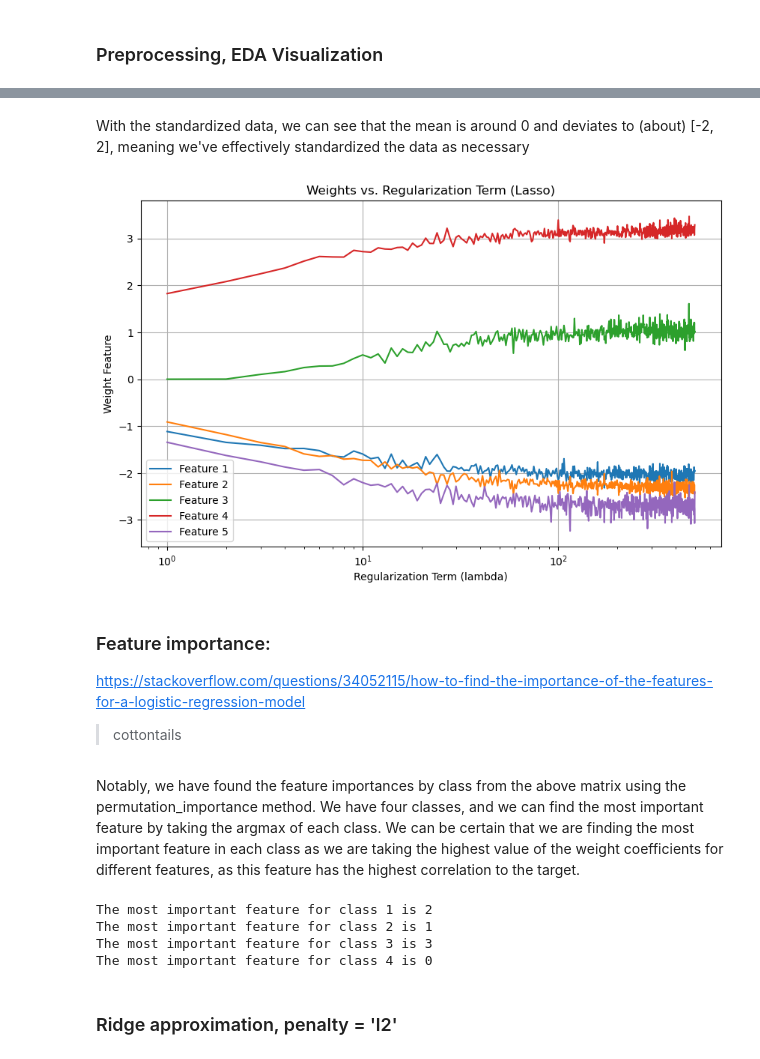
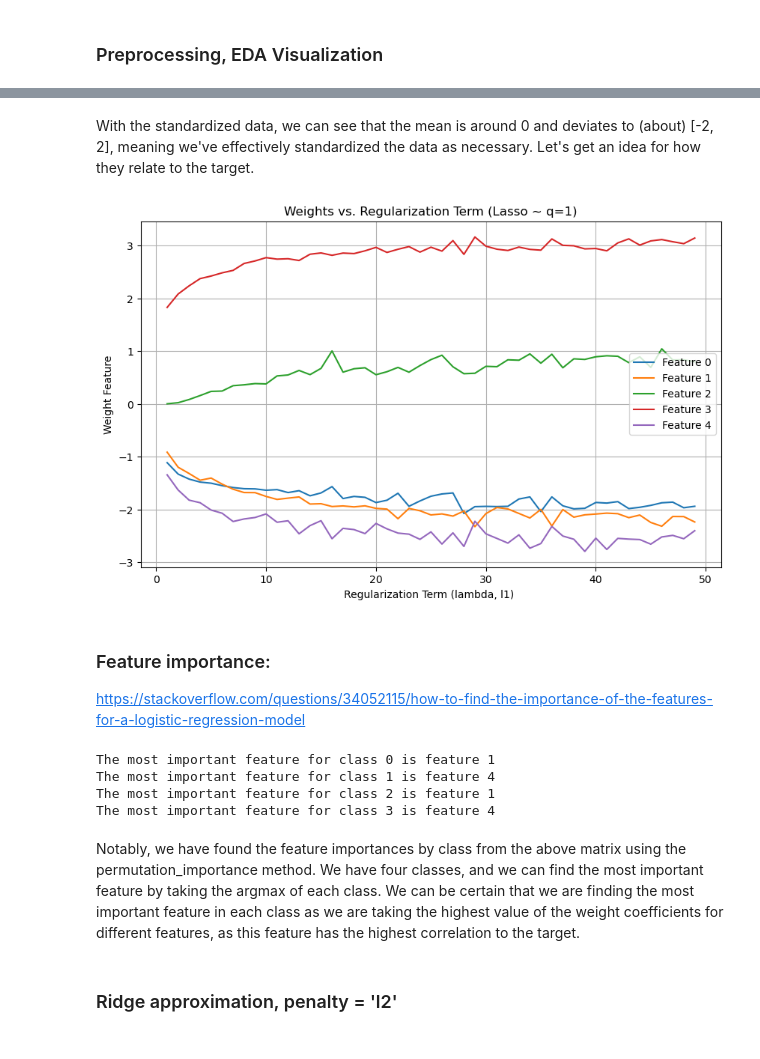
Before and after one commit to matthewpkearney/cs559_hw4, a Jupyter notebook: HW4_MattKearney.ipynb, the cells around one changed output, grey strips where cells are left out. Cells and saved outputs as stored; diff of their text form; code cells hidden in the pictures.

```diff
--- a/HW4_MattKearney.ipynb
+++ b/HW4_MattKearney.ipynb
@@ -34,41 +56,42 @@ plt.show()
 # %% [markdown]
-With the standardized data, we can see that the mean is around 0 and deviates to (about) [-2, 2], meaning we've effectively standardized the data as necessary
+With the standardized data, we can see that the mean is around 0 and deviates to (about) [-2, 2], meaning we've effectively standardized the data as necessary. Let's get an idea for how they relate to the target.
 # %%
 from sklearn.linear_model import LogisticRegression
 
 ##comment out
 import warnings
 warnings.filterwarnings('ignore')
 
-lambdas=500
-C_vals = range(1,lambdas)
+lambdas_l1=50
+# lambda >> because orange and blue cross on multiple occasions, we are interested in how it converges
+# lambda neutralizes at l1 = 100
+C_vals = range(1,lambdas_l1)
 
 W = []
 
 for c in C_vals:
     clf = LogisticRegression(penalty='l1', solver='saga', C=c)
     clf.fit(X_s, y)
     w, w0 = clf.coef_, clf.intercept_
     W.append(w[0])
 
 W = np.array(W)
 
 plt.figure(figsize=(10, 6))
 
 for i in range(W.shape[1]):
     # plt.subplot(2, 3, i+1)
-    plt.plot(C_vals, W[:, i], label=f'Feature {i+1}')
+    plt.plot(C_vals, W[:, i], label=f'Feature {i}')
 
-plt.xlabel('Regularization Term (lambda)')
+plt.xlabel('Regularization Term (lambda, l1) ')
 plt.ylabel(f'Weight Feature')
-plt.title(f'Weights vs. Regularization Term (Lasso)')
-plt.xscale('log')  # Use logarithmic scale for lambda
+plt.title(f'Weights vs. Regularization Term (Lasso ~ q=1)')
+# plt.xscale('log')  # Use logarithmic scale for lambda
 plt.grid(True)
 plt.legend()
 plt.show()
 # %% [output]
-[figure, old version]
+[figure, new version]
 # %% [markdown]
 ### Feature importance:
 https://stackoverflow.com/questions/34052115/how-to-find-the-importance-of-the-features-for-a-logistic-regression-model
- > cottontails
@@ -81,18 +98,27 @@ feature_importance = model_fi['importances']
+# %%
+from sklearn.inspection import permutation_importance
+
+#permutation_importance is leading to different solutions upon each next run...
+# ^ note: permuation_importance is probabalistic not determinstic
+np.random.seed(42) # to stop the variation ..
+# model = LogisticRegression(penalty='l1', solver='saga', C=75).fit(X_s,y)
+model_fi = permutation_importance(clf, X_s, y) # using the final model from Lasso regularization
+feature_importance = model_fi['importances']
+
+c = 0
+for i in feature_importance:
+    if c > 3:
+        break
+    x = np.argmax(i)
+    print("The most important feature for class " + str(c) + " is feature " + str(x))
+    c=c+1
+# %% [output]
+The most important feature for class 0 is feature 1
+The most important feature for class 1 is feature 4
+The most important feature for class 2 is feature 1
+The most important feature for class 3 is feature 4
 # %% [markdown]
 Notably, we have found the feature importances by class from the above matrix using the permutation_importance method. We have four classes, and we can find the most important feature by taking the argmax of each class. We can be certain that we are finding the most important feature in each class as we are taking the highest value of the weight coefficients for different features, as this feature has the highest correlation to the target.
-# %%
-c = 1
-for i in feature_importance:
-    if c > 4:
-        break
-    x = np.argmax(i)
-    print("The most important feature for class " + str(c) + " is " + str(x))
-    c=c+1
-# %% [output]
-The most important feature for class 1 is 2
-The most important feature for class 2 is 1
-The most important feature for class 3 is 3
-The most important feature for class 4 is 0
 # %% [markdown]
 ### Ridge approximation, penalty = 'l2'
 # %%
```
Also changed, not shown: parts of 16 cells of this notebook.
